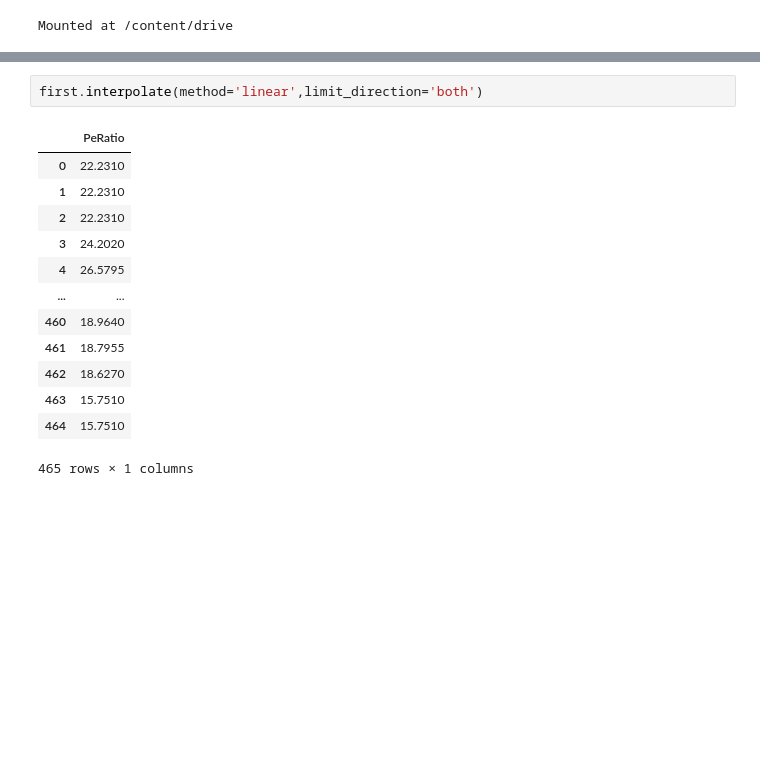
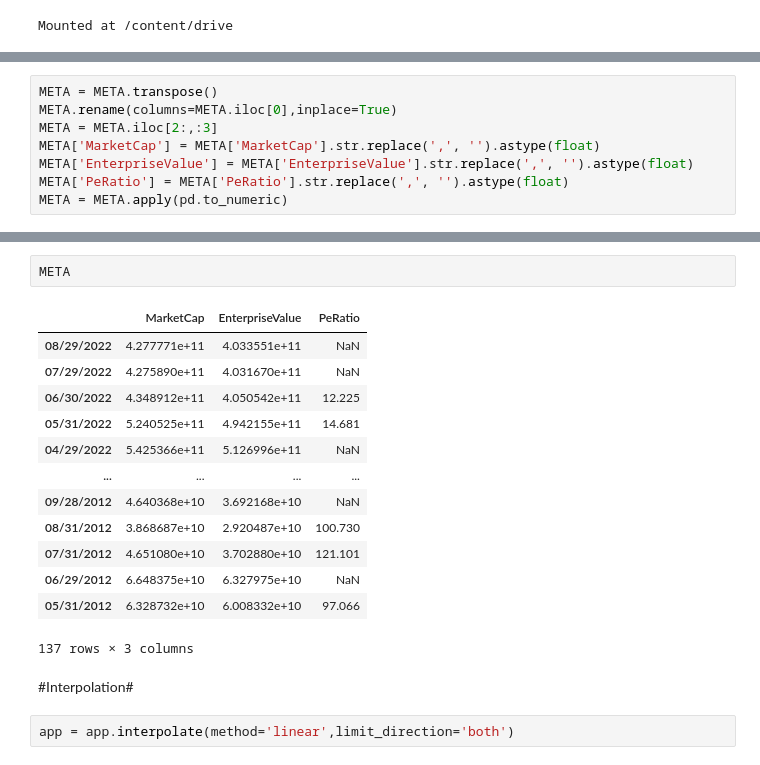
Before and after one commit to ds330wkguys/project_code, a Jupyter notebook: stat_interpolate.ipynb, the cells around one changed output, grey strips where cells are left out. Cells and saved outputs as stored; diff of their text form; blank space fills up the shorter version.

```diff
--- a/stat_interpolate.ipynb
+++ b/stat_interpolate.ipynb
@@ -84,0 +46,8 @@ first.interpolate(method='values')
+# %%
+META = META.transpose()
+META.rename(columns=META.iloc[0],inplace=True)
+META = META.iloc[2:,:3]
+META['MarketCap'] = META['MarketCap'].str.replace(',', '').astype(float)
+META['EnterpriseValue'] = META['EnterpriseValue'].str.replace(',', '').astype(float)
+META['PeRatio'] = META['PeRatio'].str.replace(',', '').astype(float)
+META = META.apply(pd.to_numeric)
@@ -85,16 +76,20 @@ first.interpolate(method='values')
+# %%
+META
+# %% [output]
+|  | MarketCap | EnterpriseValue | PeRatio |
+| 08/29/2022 | 4.277771e+11 | 4.033551e+11 | NaN |
+| 07/29/2022 | 4.275890e+11 | 4.031670e+11 | NaN |
+| 06/30/2022 | 4.348912e+11 | 4.050542e+11 | 12.225 |
+| 05/31/2022 | 5.240525e+11 | 4.942155e+11 | 14.681 |
+| 04/29/2022 | 5.425366e+11 | 5.126996e+11 | NaN |
+| ... | ... | ... | ... |
+| 09/28/2012 | 4.640368e+10 | 3.692168e+10 | NaN |
+| 08/31/2012 | 3.868687e+10 | 2.920487e+10 | 100.730 |
+| 07/31/2012 | 4.651080e+10 | 3.702880e+10 | 121.101 |
+| 06/29/2012 | 6.648375e+10 | 6.327975e+10 | NaN |
+| 05/31/2012 | 6.328732e+10 | 6.008332e+10 | 97.066 |
+137 rows × 3 columns
+# %% [markdown]
+#Interpolation#
 # %%
-first.interpolate(method='linear',limit_direction='both')
+app = app.interpolate(method='linear',limit_direction='both')
-# %% [output]
-|  | PeRatio |
-| 0 | 22.2310 |
-| 1 | 22.2310 |
-| 2 | 22.2310 |
-| 3 | 24.2020 |
-| 4 | 26.5795 |
-| ... | ... |
-| 460 | 18.9640 |
-| 461 | 18.7955 |
-| 462 | 18.6270 |
-| 463 | 15.7510 |
-| 464 | 15.7510 |
-465 rows × 1 columns
```
Also changed, not shown: parts of 29 cells of this notebook.
